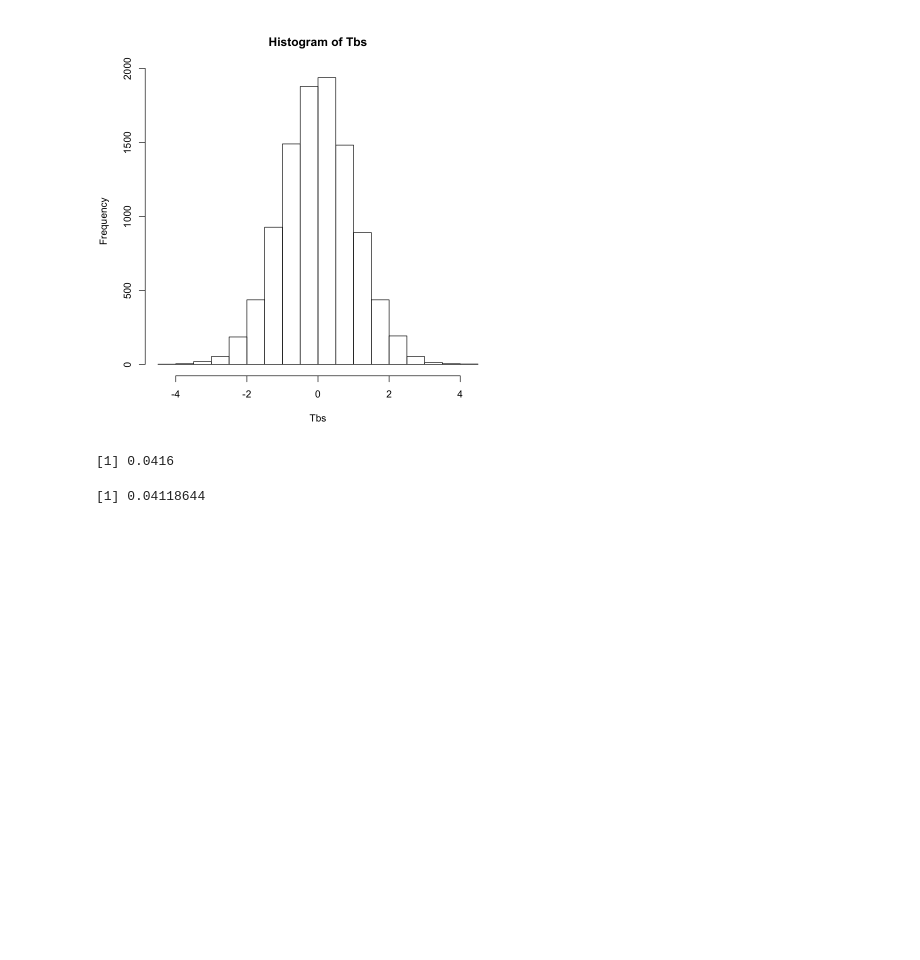
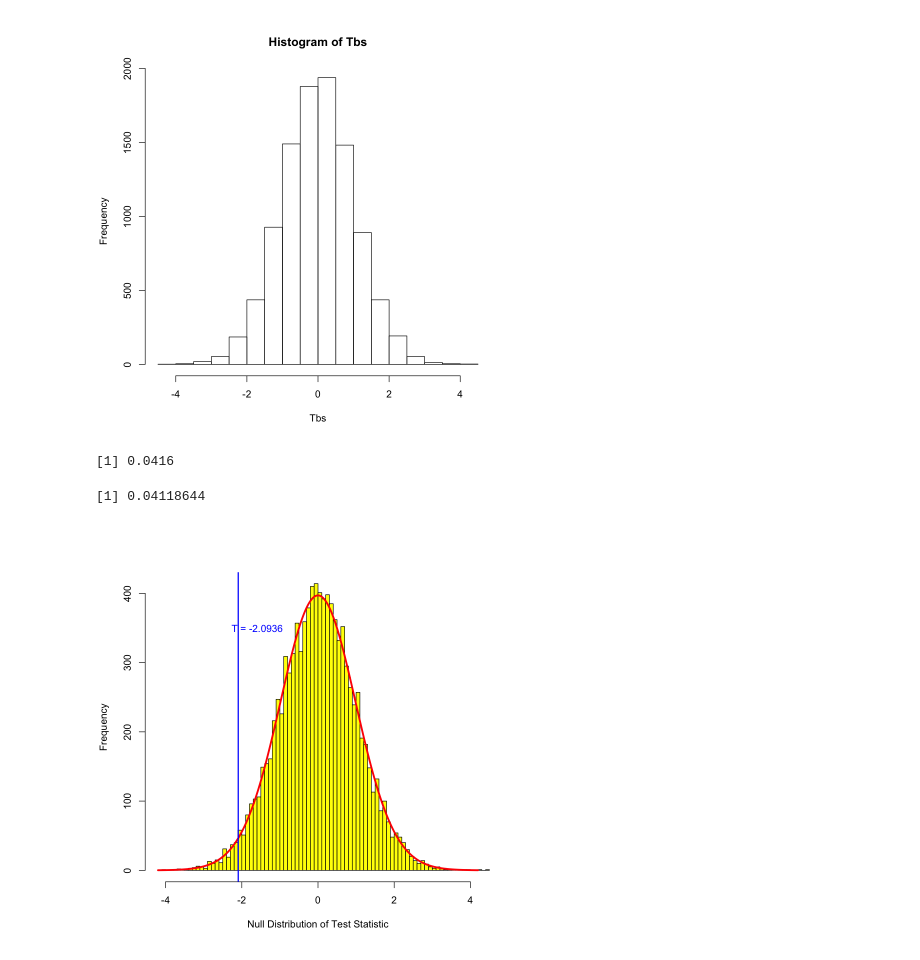
Before and after one commit to felixm3/coursework-workshops-bootcamps-lectures-etc, a Jupyter notebook: ISLR-v2/220612_R_Cap13_Multiple_Testing.ipynb, the cells around one changed output. Saved outputs shown, nothing was run; the diff lists cells and outputs as text; code cells hidden in the pictures; blank space fills up the shorter version.

```diff
--- a/ISLR-v2/220612_R_Cap13_Multiple_Testing.ipynb
+++ b/ISLR-v2/220612_R_Cap13_Multiple_Testing.ipynb
@@ -356,3 +356,19 @@ t.out$p.value # p-value from t-test
 # %% [output]
 [1] 0.0416
 [1] 0.04118644
+# %%
+hist(Tbs,
+    breaks = 100, xlim = c(-4.2, 4.2),
+    main = '', xlab = 'Null Distribution of Test Statistic', col = 7)
+
+lines(seq(-4.2, 4.2, len = 1000),
+     1000 * dt(seq(-4.2, 4.2, len = 1000), df = n1 + n2 - 2),
+     col = 2, lwd = 3)
+
+abline(v = t.out$statistic, col = 4, lwd = 2)
+
+text(t.out$statistic + 0.5, 350,
+    paste('T = ', round(t.out$statistic, 4), sep = ''),
+    col = 4)
+# %% [output]
+[figure, added]
```
